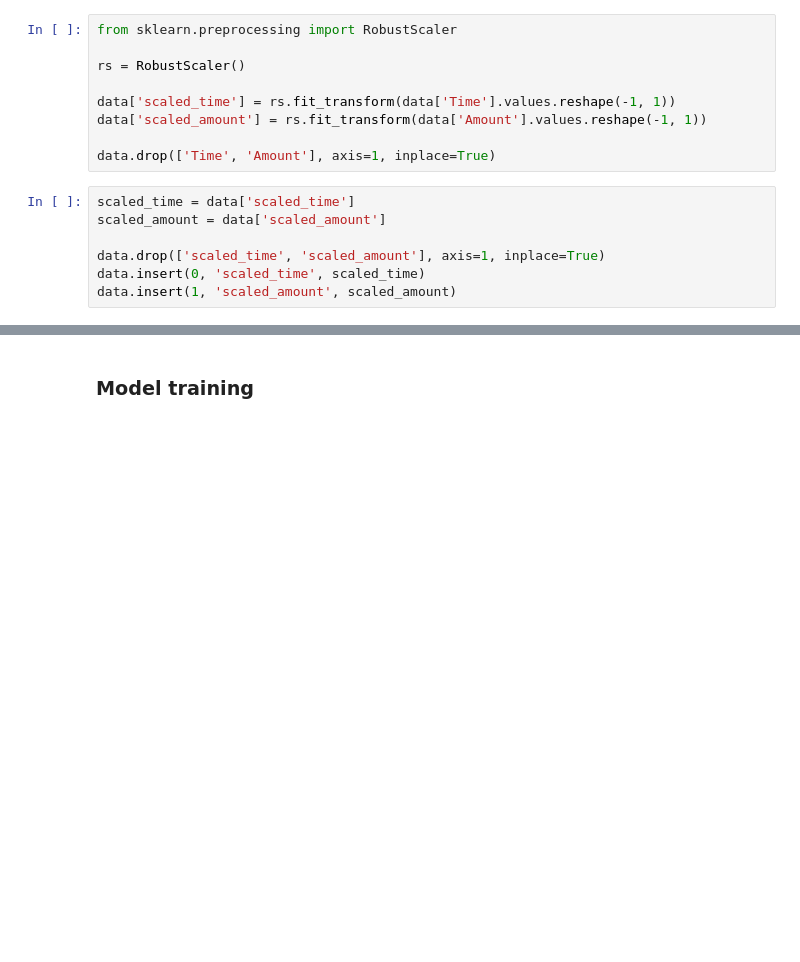
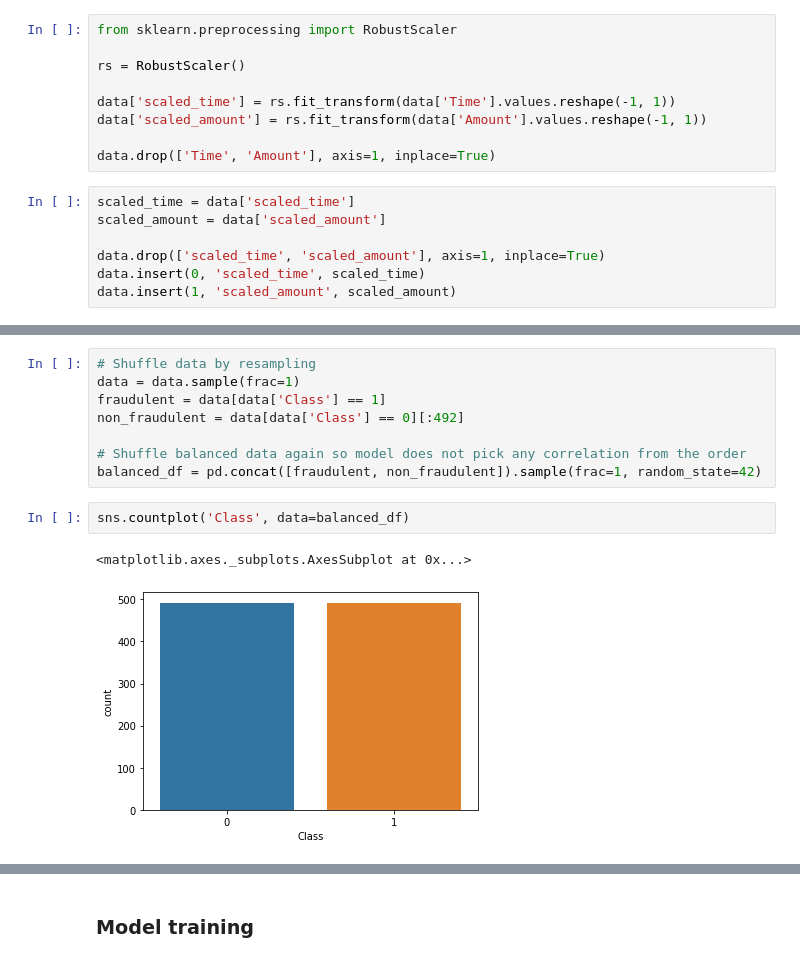
Before and after one commit to laaksonel/machine-learning, a Jupyter notebook: credit_card_svm.ipynb, the cells around one changed output, grey strips where cells are left out. Drawn from its saved outputs; the diff is of its cells as text; blank space fills up the shorter version.

```diff
--- a/credit_card_svm.ipynb
+++ b/credit_card_svm.ipynb
@@ -141,0 +151,13 @@ We need to deal with heavily imbalanced dataset (almost non-existing portion of
+# %%
+# Shuffle data by resampling
+data = data.sample(frac=1)
+fraudulent = data[data['Class'] == 1]
+non_fraudulent = data[data['Class'] == 0][:492]
+
+# Shuffle balanced data again so model does not pick any correlation from the order
+balanced_df = pd.concat([fraudulent, non_fraudulent]).sample(frac=1, random_state=42)
+# %%
+sns.countplot('Class', data=balanced_df)
+# %% [output]
+<matplotlib.axes._subplots.AxesSubplot at 0x...>
+[figure, added]
```
Also changed, not shown: parts of 12 cells of this notebook.
